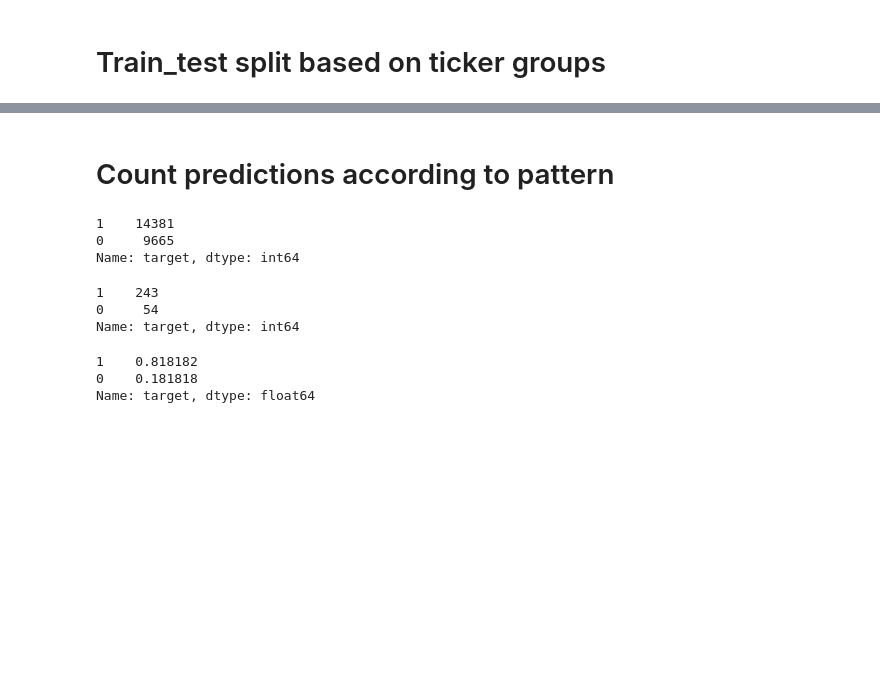
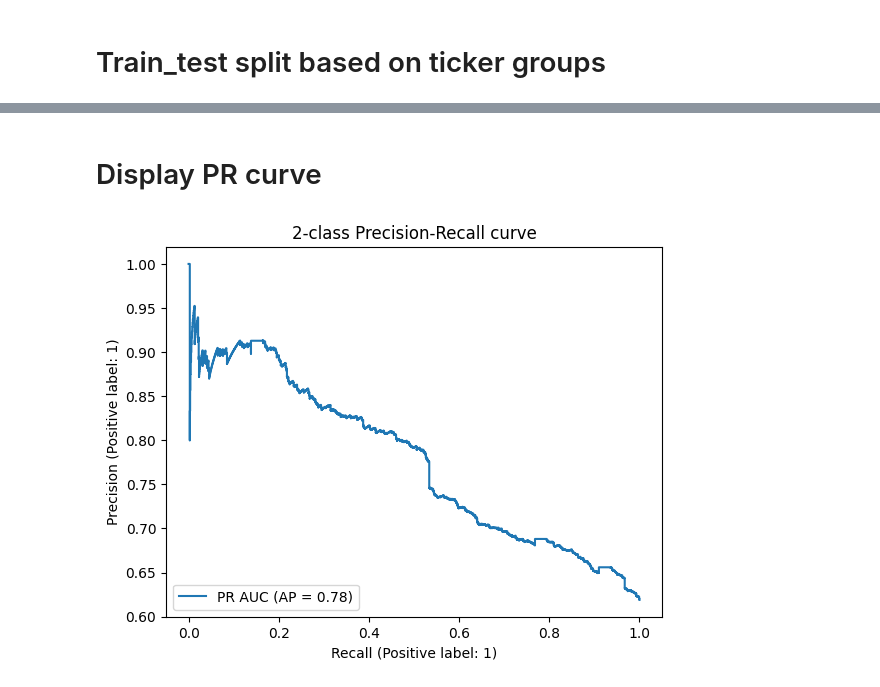
Before and after one commit to beatwad/sigbot, a Jupyter notebook: sigbot/ml/train_model.ipynb, the cells around one changed output, grey strips where cells are left out. Saved outputs shown, nothing was run; the diff lists cells and outputs as text; code cells hidden in the pictures; blank space fills up the shorter version.

```diff
--- a/sigbot/ml/train_model.ipynb
+++ b/sigbot/ml/train_model.ipynb
@@ -937,6 +855,6 @@ if CFG.select_features:
 
     fi = pd.concat([perm_df_[['Feature','rank']], feature_importances_[['Feature','rank']], boruta_df_[['Feature','rank']]])
     fi = fi.groupby('Feature')['rank'].sum().sort_values().reset_index()
-    fi.to_csv(f'feature_importance_{CFG.ttype}.csv')
+    fi.to_csv(f'feature_importance_{CFG.ttype}1.csv')
 else:
-    fi = pd.read_csv(f'feature_importance_{CFG.ttype}.csv')
+    fi = pd.read_csv(f'feature_importance_{CFG.ttype}_old.csv')
@@ -942,0 +882,3 @@ else:
+# %%
+y = pd.read_csv(f'feature_importance_{CFG.ttype}.csv')
+y.head(30)
@@ -953,7 +913,7 @@ def model_train(df, train_df, features, task_type, how, n_folds, low_bound, high
     if train_test == 'fold':
         oof = np.zeros([len(train_df), 1])
 
-        tss = TimeSeriesSplit(gap=0, max_train_size=None, n_splits=n_folds, test_size=(len(train_df) * 2) // (n_folds * 30))
+        tss = TimeSeriesSplit(gap=0, max_train_size=None, n_splits=n_folds, test_size=(len(train_df) * 2) // (n_folds * 20))
 
         print(f"Training with {len(features)} features")
 
@@ -980,8 +940,9 @@ def model_train(df, train_df, features, task_type, how, n_folds, low_bound, high
 
             val_preds = model.predict_proba(X_val)
             val_score = log_loss(y_val, val_preds)
-            prec_score, prec_obj_pct = confident_score(y_val, val_preds[:,1], low_bound, high_bound)
-            print(f'Logloss: {val_score}, Confident objects precision: {prec_score}, % of confident objects: {prec_obj_pct}\n')
+            prec_score, prec_obj_num, prec_obj_pct = confident_score(y_val, val_preds[:,1], low_bound, high_bound)
+            print(f'Logloss: {val_score}, Confident objects precision: {prec_score}\n'
+                  f'Number of confident objects {prec_obj_num}, % of confident objects: {prec_obj_pct}\n')
             oof[val_idx, 0] = val_preds[:,1]
 
         return oof, model, first_val_idx
@@ -1030,19 +991,19 @@ def confident_score(y, oof, low_bound, high_bound):
     pred_conf_prec = pred_conf[(oof > high_bound)]
     y_conf_prec = y.values.reshape(-1,1)[(oof > high_bound)]
 
-    return precision_score(y_conf_prec, pred_conf_prec), y_conf_prec.shape[0]/y.shape[0]
+    return precision_score(y_conf_prec, pred_conf_prec), y_conf_prec.shape[0], y_conf_prec.shape[0]/y.shape[0]
 
 train_test = 'full' # fold, test, full, inference
-feature_num = 165
+feature_num = 163
 
-low_bound, high_bound = 0.31, 0.69
+low_bound, high_bound = 0.32, 0.68
 params = {
     'boosting_type': 'dart',
     'n_estimators': 1500,
     'learning_rate': 0.02,
     # 'early_stopping_round': 50,
     'max_depth': 10,
-    'colsample_bytree': 0.8,
+    'colsample_bytree': 0.85,
     'subsample': 0.85,
     'subsample_freq': 1,
     'num_leaves': 23,
@@ -1057,10 +1018,9 @@ params = {
     }
 
 if CFG.train_LGBM:
-    # feature_exclude_dict = dict()
     # for j in tqdm(range(1, 162)):
     #     print(j)
-    features_to_exclude = [10]
+    features_to_exclude = []
     fi = pd.read_csv(f'feature_importance_{CFG.ttype}.csv')
     features, feature_dict = prepare_features(fi, feature_num, features_to_exclude)
 
@@ -1071,8 +1031,9 @@ if CFG.train_LGBM:
         y = train_df['target'][first_val_idx:]
         oof = oof[first_val_idx:]
         oof_val_score = log_loss(y, oof)
-        oof_conf_prec_score, oof_conf_obj_pct = confident_score(y, oof, low_bound, high_bound)
-        print(f'Total fold Logloss: {oof_val_score}, Total confident objects precision: {oof_conf_prec_score}, Total % of confident objects: {oof_conf_obj_pct}')
+        oof_conf_prec_score, oof_conf_obj_num, oof_conf_obj_pct = confident_score(y, oof, low_bound, high_bound)
+        print(f'Total fold Logloss: {oof_val_score}, Total confident objects precision: {oof_conf_prec_score}\n'
+              f'Number of confident objects: {oof_conf_obj_num}, Total % of confident objects: {oof_conf_obj_pct}')
         # feature_exclude_dict[j] = (oof_val_score, oof_conf_prec_score, oof_conf_obj_pct)
     elif train_test == 'full':
         joblib.dump(model, f'lgbm.pkl')
@@ -1134,22 +1059,0 @@ Train on full data
-# %% [markdown]
-# Count predictions according to pattern
-# %%
-train_df['target'].value_counts()
-# %% [output]
-1    14381
-0     9665
-Name: target, dtype: int64
-# %%
-thresh = 0.69
-
-x = df.loc[first_val_idx:,['time', 'close', 'volume', 'ticker', 'ttype', 'target']]
-x['pred'] = oof
-display(x.loc[x['pred'] > thresh, 'target'].value_counts())
-x.loc[x['pred'] > thresh, 'target'].value_counts(normalize=True)
-# %% [output]
-1    243
-0     54
-Name: target, dtype: int64
-1    0.818182
-0    0.181818
-Name: target, dtype: float64
@@ -1155,0 +1099,12 @@ Name: target, dtype: float64
+# %% [markdown]
+# Display PR curve
+# %%
+from sklearn.metrics import PrecisionRecallDisplay
+
+if train_test == 'fold':
+    disp = PrecisionRecallDisplay.from_predictions(
+        y, oof, name="PR AUC"
+    )
+    _ = disp.ax_.set_title("2-class Precision-Recall curve")
+# %% [output]
+[figure, added]
```
Also changed, not shown: parts of 18 cells of this notebook, 8 other files.
